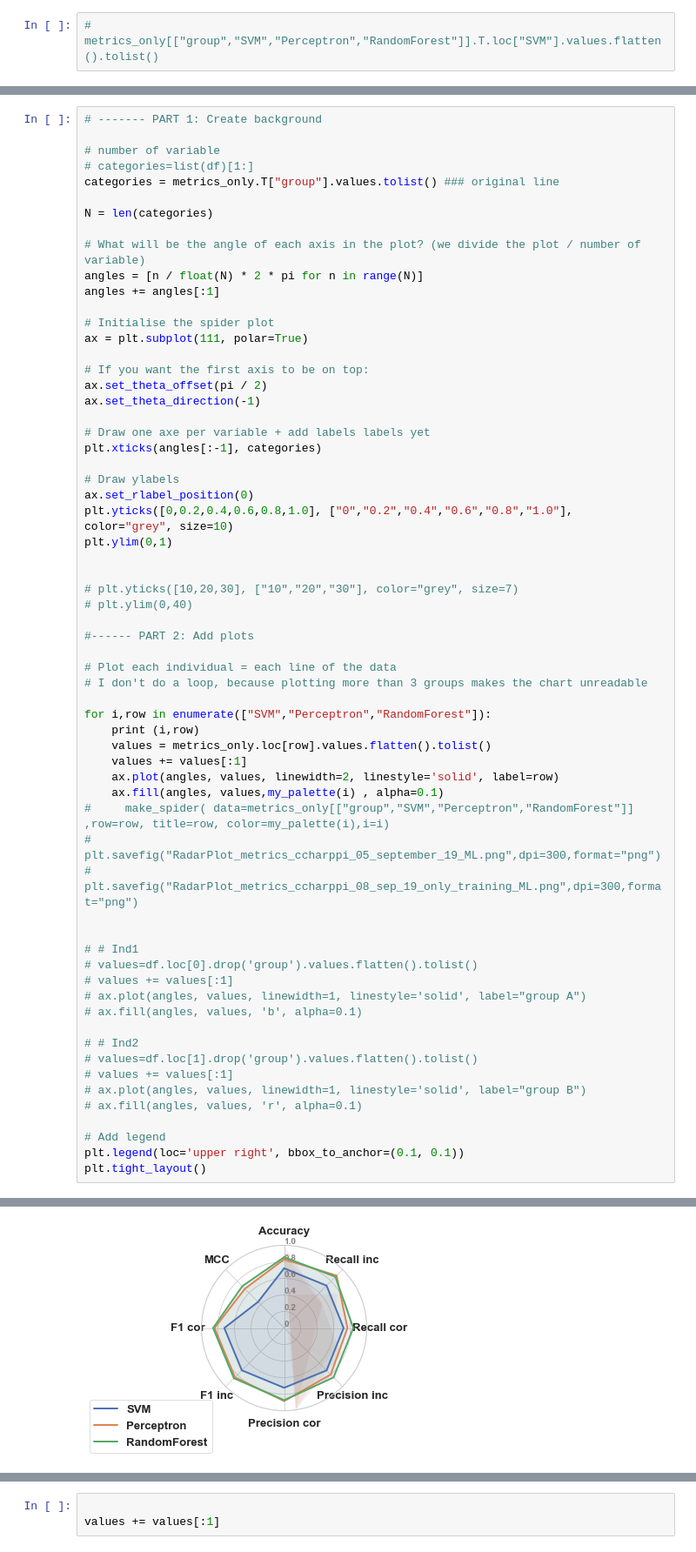
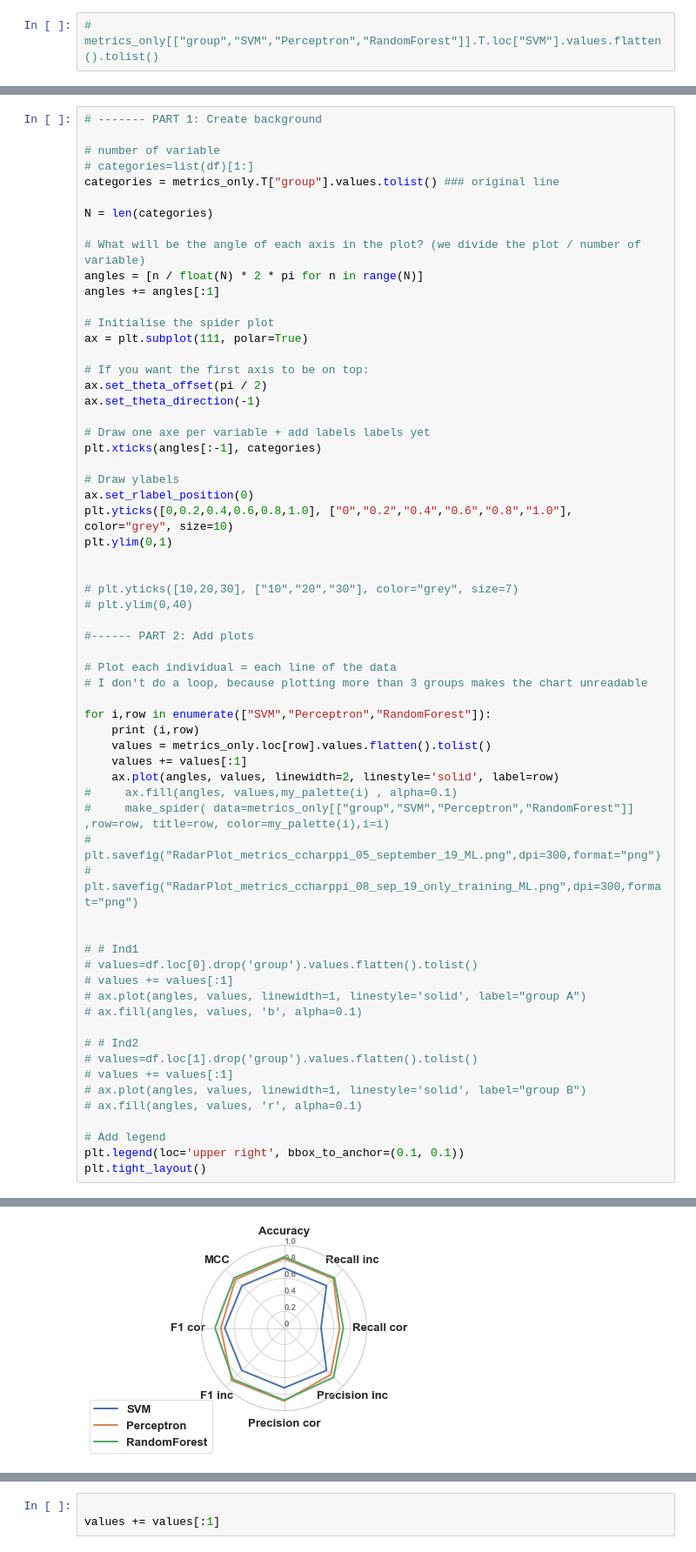
Before and after one commit to D-Barradas/DataViz, a Jupyter notebook: Radar_plots/Radar_plots_2020.ipynb, the cells around one changed output, grey strips where cells are left out. Shown at 87% size. Drawn from its saved outputs; the diff is of its cells as text.

```diff
--- a/Radar_plots/Radar_plots_2020.ipynb
+++ b/Radar_plots/Radar_plots_2020.ipynb
@@ -500,35 +515,35 @@ plt.ylim(0,1)
 
 for i,row in enumerate(["SVM","Perceptron","RandomForest"]):
     print (i,row)
     values = metrics_only.loc[row].values.flatten().tolist()
     values += values[:1]
     ax.plot(angles, values, linewidth=2, linestyle='solid', label=row)
-    ax.fill(angles, values,my_palette(i) , alpha=0.1)
+#     ax.fill(angles, values,my_palette(i) , alpha=0.1)
 #     make_spider( data=metrics_only[["group","SVM","Perceptron","RandomForest"]] ,row=row, title=row, color=my_palette(i),i=i)
 # plt.savefig("RadarPlot_metrics_ccharppi_05_september_19_ML.png",dpi=300,format="png")
 # plt.savefig("RadarPlot_metrics_ccharppi_08_sep_19_only_training_ML.png",dpi=300,format="png")
 
 
 # # Ind1
 # values=df.loc[0].drop('group').values.flatten().tolist()
 # values += values[:1]
 # ax.plot(angles, values, linewidth=1, linestyle='solid', label="group A")
 # ax.fill(angles, values, 'b', alpha=0.1)
 
 # # Ind2
 # values=df.loc[1].drop('group').values.flatten().tolist()
 # values += values[:1]
 # ax.plot(angles, values, linewidth=1, linestyle='solid', label="group B")
 # ax.fill(angles, values, 'r', alpha=0.1)
 
 # Add legend
 plt.legend(loc='upper right', bbox_to_anchor=(0.1, 0.1))
 plt.tight_layout()
 # %% [output]
 0 SVM
 1 Perceptron
 2 RandomForest
-[figure, old version]
+[figure, new version]
 # %%
 df
 # %% [output]
```
Also changed, not shown: parts of 29 cells of this notebook, 1 other file.
